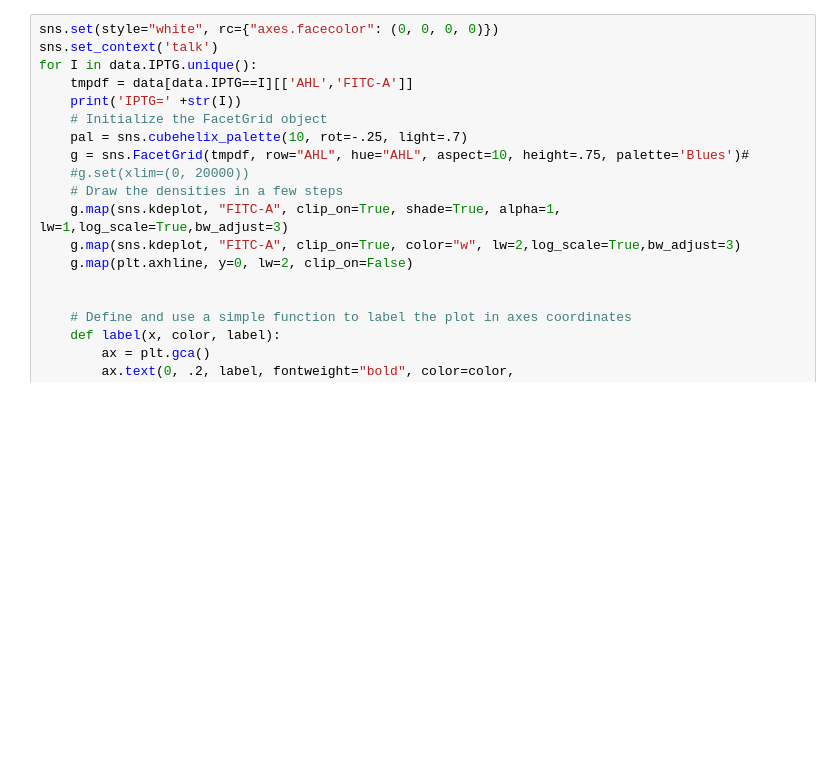
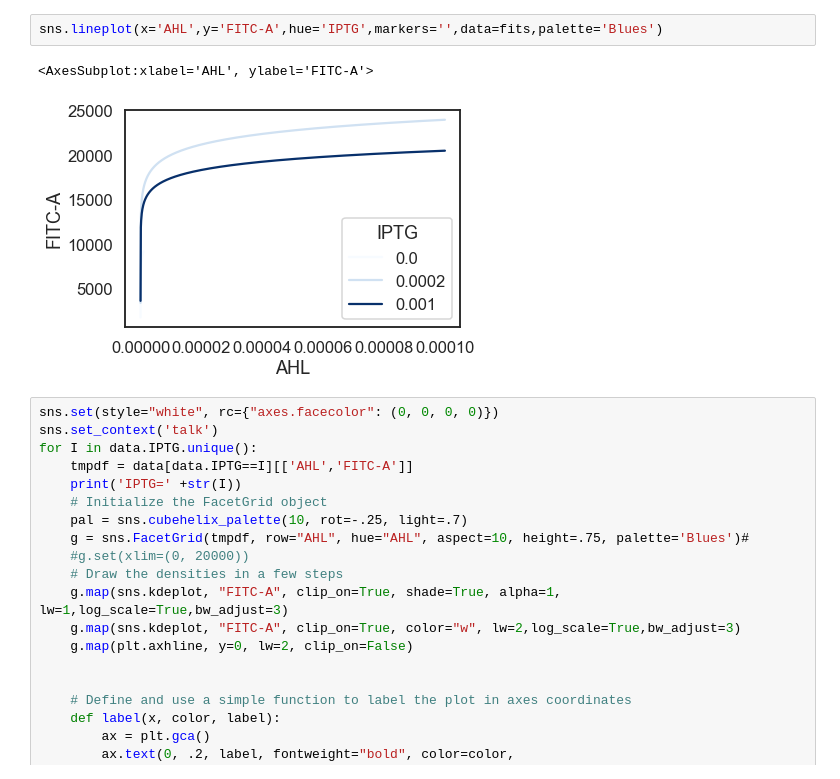
Before and after one commit to Jsakkos/cyano-sync, a Jupyter notebook: 20210208 LuxR SE/Lux SE Plots.ipynb, the cells around one changed output. Saved outputs shown, nothing was run; the diff lists cells and outputs as text; blank space fills up the shorter version.

```diff
--- a/20210208 LuxR SE/Lux SE Plots.ipynb
+++ b/20210208 LuxR SE/Lux SE Plots.ipynb
@@ -39,3 +112,8 @@ f.savefig('LUXSE.png',dpi=300)
+# %%
+sns.lineplot(x='AHL',y='FITC-A',hue='IPTG',markers='',data=fits,palette='Blues')
+# %% [output]
+<AxesSubplot:xlabel='AHL', ylabel='FITC-A'>
+[figure, added]
 # %%
 sns.set(style="white", rc={"axes.facecolor": (0, 0, 0, 0)})
 sns.set_context('talk')
```
Also changed, not shown: parts of 8 cells of this notebook, 35 other files.
